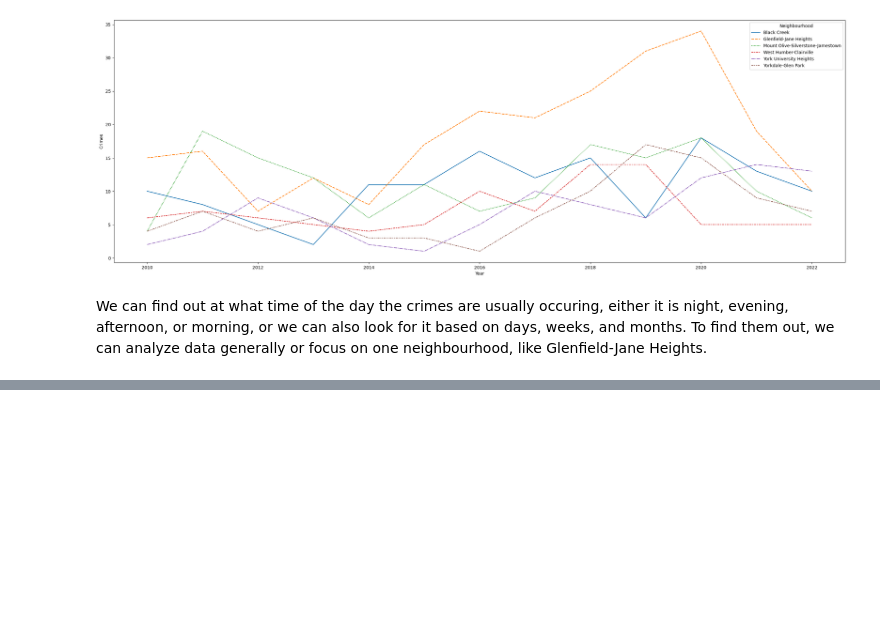
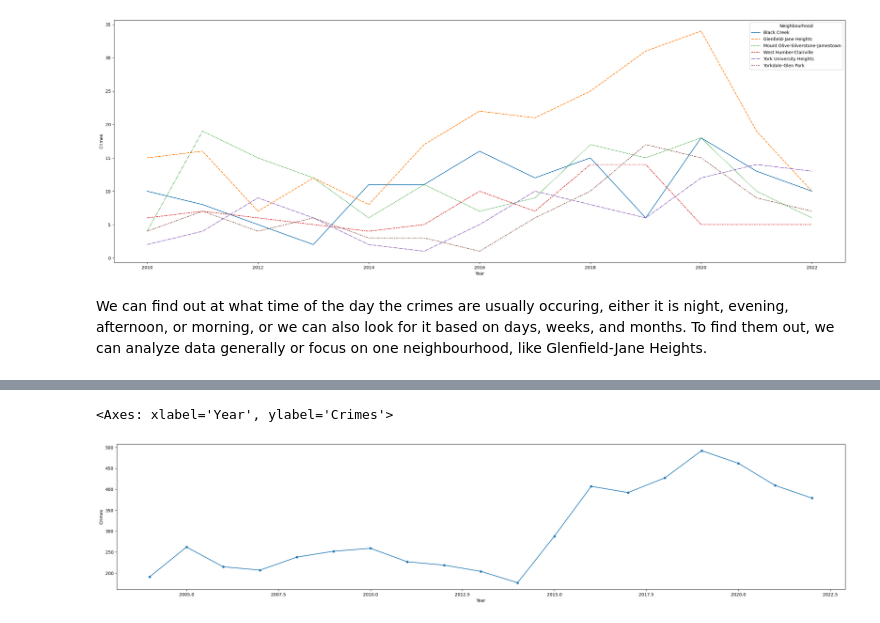
Before and after one commit to ZabihBuda/Group-Project-MMAI-5000-AI-Fundamentals, a Jupyter notebook: MMAI_5000_AI_FUNDAMENTALS.ipynb, the cells around one changed output, grey strips where cells are left out. Saved outputs shown, nothing was run; the diff lists cells and outputs as text; code cells hidden in the pictures; blank space fills up the shorter version.

```diff
--- a/MMAI_5000_AI_FUNDAMENTALS.ipynb
+++ b/MMAI_5000_AI_FUNDAMENTALS.ipynb
@@ -167,0 +186,6 @@ We can find out at what time of the day the crimes are usually occuring, either
+# %%
+df_time=df[['Year', 'Month', 'Weekdays', 'Day_of_the_month', 'Hour', 'Time']].value_counts().to_frame()
+df_time=df_time.reset_index()
+df_time.columns=['Year', 'Month', 'Weekdays', 'Day_of_the_month', 'Hour', 'Time', 'Crimes']
+df_year=df_time.groupby(['Year'])['Crimes'].sum().reset_index()
+df_year.head()
@@ -167,0 +218,12 @@ We can find out at what time of the day the crimes are usually occuring, either
+# %%
+plt.figure(figsize=(30, 6))
+sns.lineplot(x='Year', y='Crimes', data=df_year)
+sns.scatterplot(x='Year', y='Crimes', data=df_year, markers='o')
+#plt.ylabel('Crimes')
+#plt.xlabel('Years')
+#plt.xticks(rotation=45)
+#plt.ticklabel_format(style='plain', axis='y')
+#plt.show()
+# %% [output]
+<Axes: xlabel='Year', ylabel='Crimes'>
+[figure, added]
```
Also changed, not shown: parts of 11 cells of this notebook.
